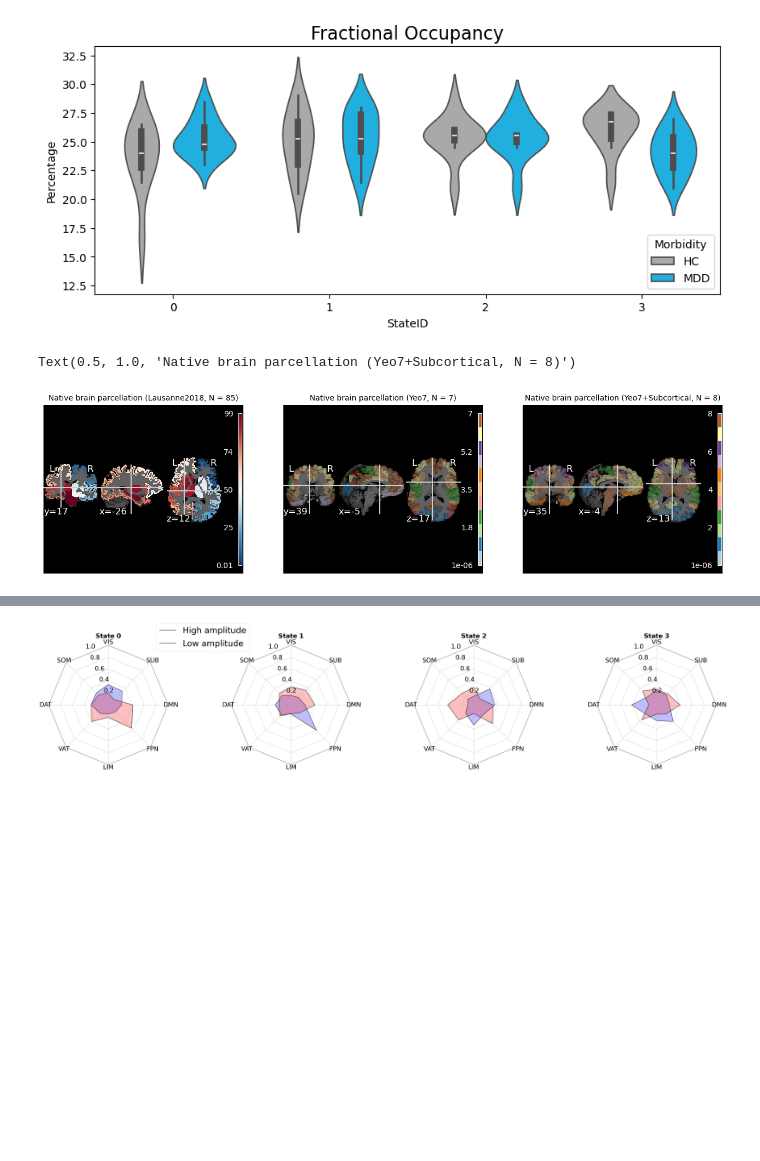
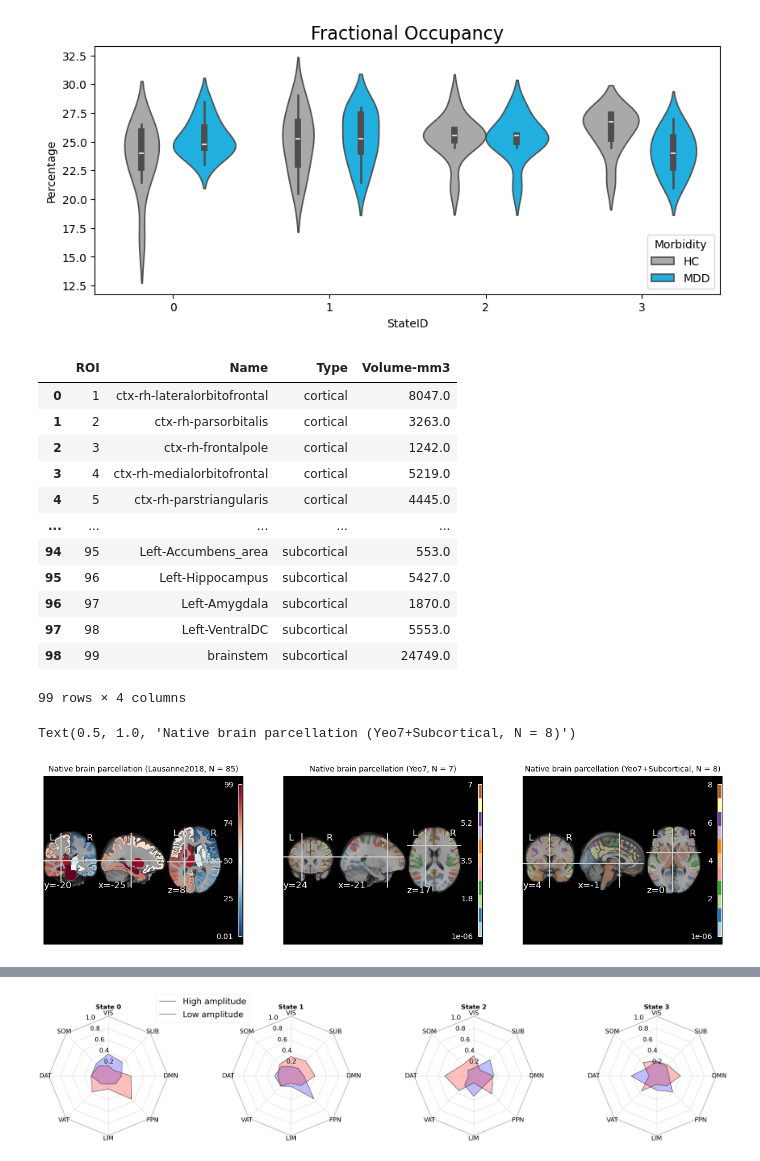
Before and after one commit to ulgenklc/Brain_states, a Jupyter notebook: tutorial.ipynb, the cells around one changed output, grey strips where cells are left out. Saved outputs shown, nothing was run; the diff lists cells and outputs as text; code cells hidden in the pictures; blank space fills up the shorter version.

```diff
--- a/tutorial.ipynb
+++ b/tutorial.ipynb
@@ -577,3 +599,19 @@ yeo7rois = pd.read_csv(working_path + 'BIDS_dir/code/Yeo_JNeurophysiol11_MNI152/
+# %%
+df_info
+# %% [output]
+|  | ROI | Name | Type | Volume-mm3 |
+| 0 | 1 | ctx-rh-lateralorbitofrontal | cortical | 8047.0 |
+| 1 | 2 | ctx-rh-parsorbitalis | cortical | 3263.0 |
+| 2 | 3 | ctx-rh-frontalpole | cortical | 1242.0 |
+| 3 | 4 | ctx-rh-medialorbitofrontal | cortical | 5219.0 |
+| 4 | 5 | ctx-rh-parstriangularis | cortical | 4445.0 |
+| ... | ... | ... | ... | ... |
+| 94 | 95 | Left-Accumbens_area | subcortical | 553.0 |
+| 95 | 96 | Left-Hippocampus | subcortical | 5427.0 |
+| 96 | 97 | Left-Amygdala | subcortical | 1870.0 |
+| 97 | 98 | Left-VentralDC | subcortical | 5553.0 |
+| 98 | 99 | brainstem | subcortical | 24749.0 |
+99 rows × 4 columns
 # %%
 K = 4
 it  = np.argmax([inertias[K,it] for it in range(niter)])
@@ -592,7 +630,7 @@ plot_stat_map(resampled_yeo7, cmap='Paired', axes=ax[1], bg_img=brain, transpare
 ax[1].set_title('Native brain parcellation (Yeo7, N = 7)', fontsize=10)
 
 # List of label IDs corresponding to subcortical regions in aparcaseg
-subcortical_inds = ['42', '43', '44', '45', '46', '47', '48', '49','91', '92', '93', '94', '95', '96', '97', '98', '99']
+subcortical_inds = df_info[(df_info.Type == 'subcortical')].ROI.to_numpy()
 # Find voxel indices for each subcortical region in the resampled aparcaseg
 subcortical_args = [np.where(resampled_aparcaseg.get_fdata() == int(si)) for si in subcortical_inds]
 
@@ -611,7 +649,7 @@ plot_stat_map(yeo8, cmap='Paired', axes=ax[2], bg_img=brain, transparency=0.4)
 ax[2].set_title('Native brain parcellation (Yeo7+Subcortical, N = 8)', fontsize=10)
 # %% [output]
 Text(0.5, 1.0, 'Native brain parcellation (Yeo7+Subcortical, N = 8)')
-[figure, old version]
+[figure, new version]
 # %%
 K = 4
 it  = np.argmax([inertias[K,it] for it in range(niter)])
```
Also changed, not shown: parts of 10 cells of this notebook.
